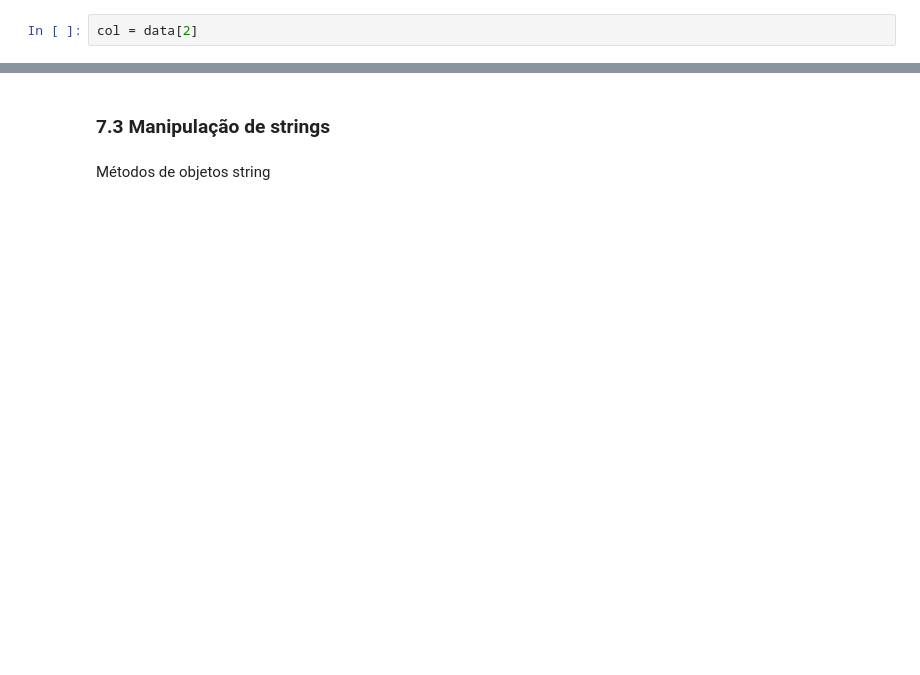
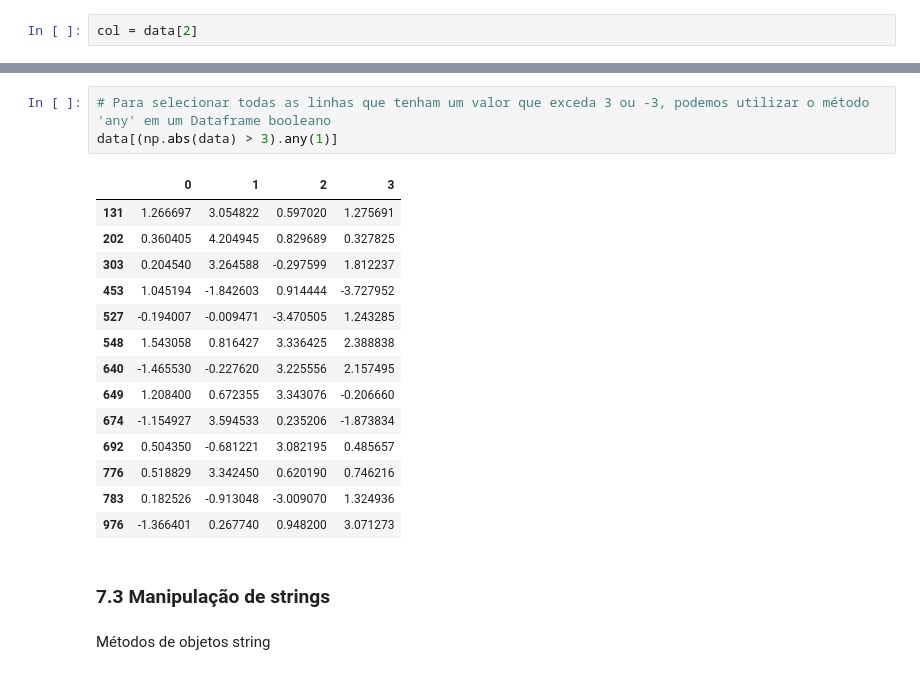
Before and after one commit to valdenio458/livro-python-para-analise-de-dados, a Jupyter notebook: capitulo_7.ipynb, the cells around one changed output, grey strips where cells are left out. Saved outputs shown, nothing was run; the diff lists cells and outputs as text; blank space fills up the shorter version.

```diff
--- a/capitulo_7.ipynb
+++ b/capitulo_7.ipynb
@@ -261,3 +296,21 @@ col[np.abs(col) > 3]
+# %%
+# Para selecionar todas as linhas que tenham um valor que exceda 3 ou -3, podemos utilizar o método 'any' em um Dataframe booleano
+data[(np.abs(data) > 3).any(1)]
+# %% [output]
+|  | 0 | 1 | 2 | 3 |
+| 131 | 1.266697 | 3.054822 | 0.597020 | 1.275691 |
+| 202 | 0.360405 | 4.204945 | 0.829689 | 0.327825 |
+| 303 | 0.204540 | 3.264588 | -0.297599 | 1.812237 |
+| 453 | 1.045194 | -1.842603 | 0.914444 | -3.727952 |
+| 527 | -0.194007 | -0.009471 | -3.470505 | 1.243285 |
+| 548 | 1.543058 | 0.816427 | 3.336425 | 2.388838 |
+| 640 | -1.465530 | -0.227620 | 3.225556 | 2.157495 |
+| 649 | 1.208400 | 0.672355 | 3.343076 | -0.206660 |
+| 674 | -1.154927 | 3.594533 | 0.235206 | -1.873834 |
+| 692 | 0.504350 | -0.681221 | 3.082195 | 0.485657 |
+| 776 | 0.518829 | 3.342450 | 0.620190 | 0.746216 |
+| 783 | 0.182526 | -0.913048 | -3.009070 | 1.324936 |
+| 976 | -1.366401 | 0.267740 | 0.948200 | 3.071273 |
 # %% [markdown]
 ### 7.3 Manipulação de strings
 # %% [markdown]
```
Also changed, not shown: parts of 10 cells of this notebook.
